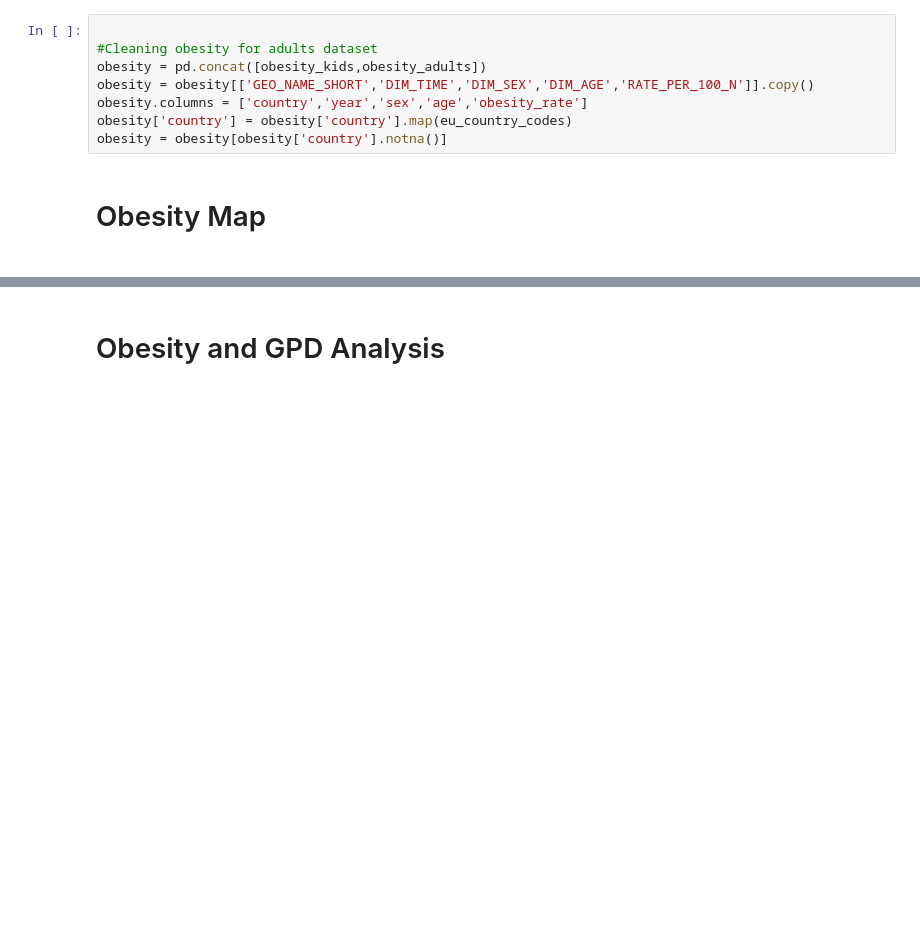
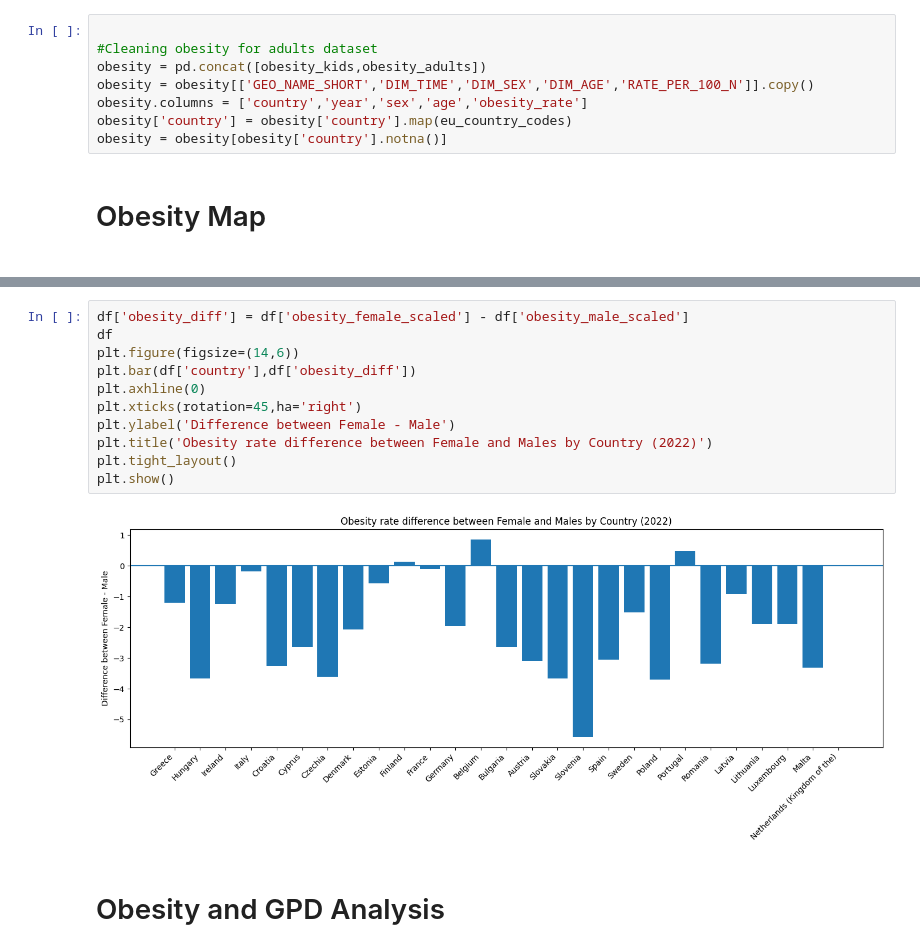
Before and after one commit to Danialmohebbi/EU-Obesity-Analysis, a Jupyter notebook: main.ipynb, the cells around one changed output, grey strips where cells are left out. Drawn from its saved outputs; the diff is of its cells as text; blank space fills up the shorter version.

```diff
--- a/main.ipynb
+++ b/main.ipynb
@@ -143,3 +143,16 @@ plt.show()
+# %%
+df['obesity_diff'] = df['obesity_female_scaled'] - df['obesity_male_scaled']
+df
+plt.figure(figsize=(14,6))
+plt.bar(df['country'],df['obesity_diff'])
+plt.axhline(0)
+plt.xticks(rotation=45,ha='right')
+plt.ylabel('Difference between Female - Male')
+plt.title('Obesity rate difference between Female and Males by Country (2022)')
+plt.tight_layout()
+plt.show()
+# %% [output]
+[figure, added]
 # %% [markdown]
 <h1>Obesity and GPD Analysis</h1>
 # %%
```
Also changed, not shown: parts of 3 cells of this notebook.
